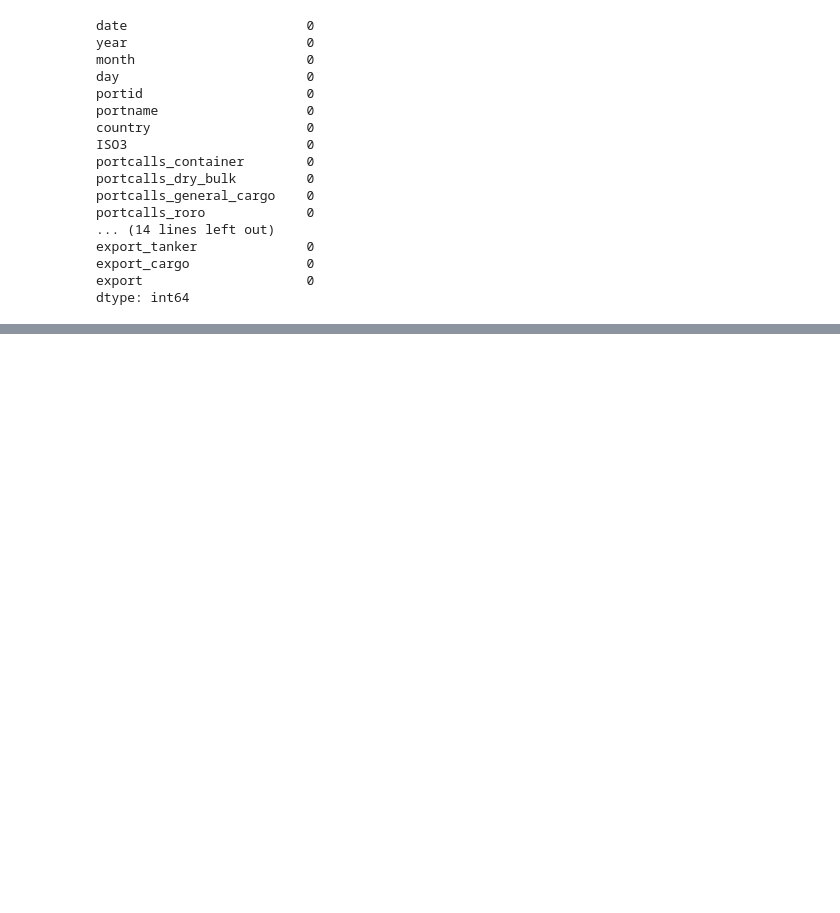
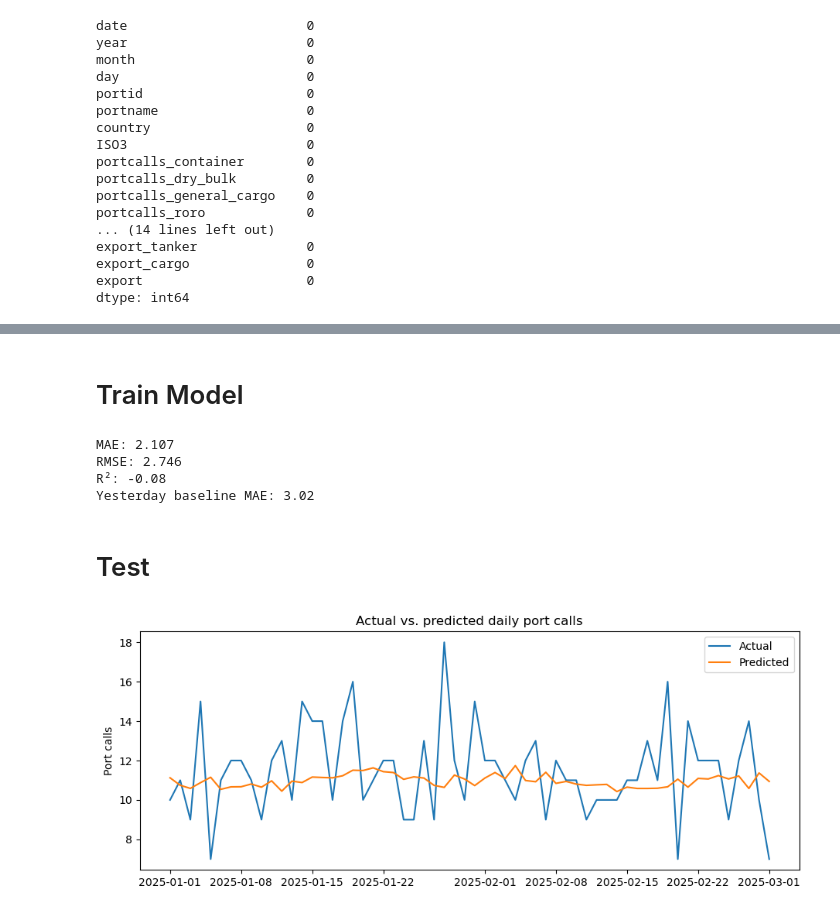
Before and after one commit to AchinthaThennakoon/AML_SL_port_activity_prediction_XAI, a Jupyter notebook: SL_port_activity_prediction.ipynb, the cells around one changed output, grey strips where cells are left out. Drawn from its saved outputs; the diff is of its cells as text; code cells hidden in the pictures; blank space fills up the shorter version.

Commit message:
train, test poisson regression model and implemented SHAP

```diff
--- a/SL_port_activity_prediction.ipynb
+++ b/SL_port_activity_prediction.ipynb
@@ -62,0 +100,5 @@ df["calls_avg_30"] = (
+# %%
+train = data[data["date"] < "2024-01-01"]
+valid = data[(data["date"] >= "2024-01-01") & (data["date"] < "2025-01-01")]
+test = data[data["date"] >= "2025-01-01"]
+print("Train:", len(train), "Validation:", len(valid), "Test:", len(test))
@@ -62,0 +107,17 @@ df["calls_avg_30"] = (
+# %%
+from sklearn.pipeline import make_pipeline
+from sklearn.preprocessing import StandardScaler
+from sklearn.linear_model import PoissonRegressor
+from sklearn.metrics import mean_absolute_error, mean_squared_error, r2_score
+
+results = []
+for alpha in [0.01, 0.1, 1, 10, 100]:
+    candidate = make_pipeline(StandardScaler(), PoissonRegressor(alpha=alpha, max_iter=1000))
+    candidate.fit(train[features], train["portcalls"])
+    pred = candidate.predict(valid[features])
+    results.append((alpha, mean_absolute_error(valid["portcalls"], pred)))
+
+scores = pd.DataFrame(results, columns=["alpha", "validation_MAE"])
+display(scores)
+best_alpha = scores.loc[scores["validation_MAE"].idxmin(), "alpha"]
+print("Selected alpha:", best_alpha)
@@ -62,0 +132,30 @@ df["calls_avg_30"] = (
+# %% [markdown]
+# Train Model
+# %%
+train_valid = pd.concat([train, valid])
+model = make_pipeline(StandardScaler(), PoissonRegressor(alpha=best_alpha, max_iter=1000))
+model.fit(train_valid[features], train_valid["portcalls"])
+
+actual = test["portcalls"]
+predicted = model.predict(test[features])
+print("MAE:", round(mean_absolute_error(actual, predicted), 3))
+print("RMSE:", round(np.sqrt(mean_squared_error(actual, predicted)), 3))
+print("R²:", round(r2_score(actual, predicted), 3))
+print("Yesterday baseline MAE:", round(mean_absolute_error(actual, test["lag_1"]), 3))
+# %% [output]
+MAE: 2.107
+RMSE: 2.746
+R²: -0.08
+Yesterday baseline MAE: 3.02
+# %% [markdown]
+# Test
+# %%
+plt.figure(figsize=(11, 4))
+plt.plot(test["date"].iloc[:60], actual.iloc[:60], label="Actual")
+plt.plot(test["date"].iloc[:60], predicted[:60], label="Predicted")
+plt.title("Actual vs. predicted daily port calls")
+plt.ylabel("Port calls")
+plt.legend()
+plt.show()
+# %% [output]
+[figure, added]
```
Also changed, not shown: parts of 14 cells of this notebook.
